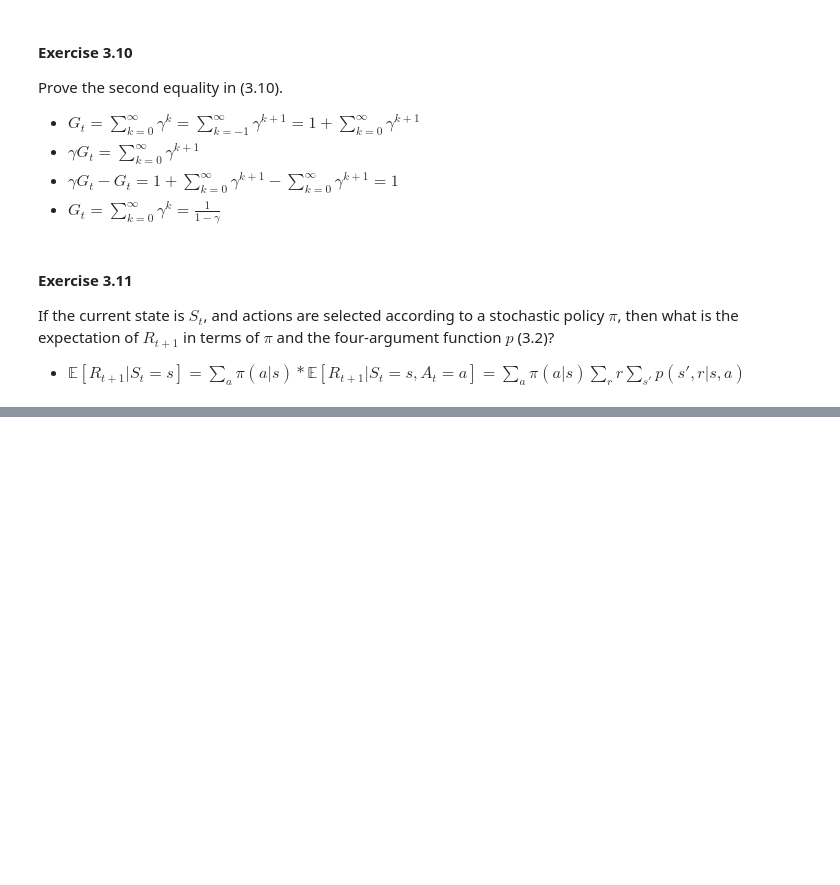
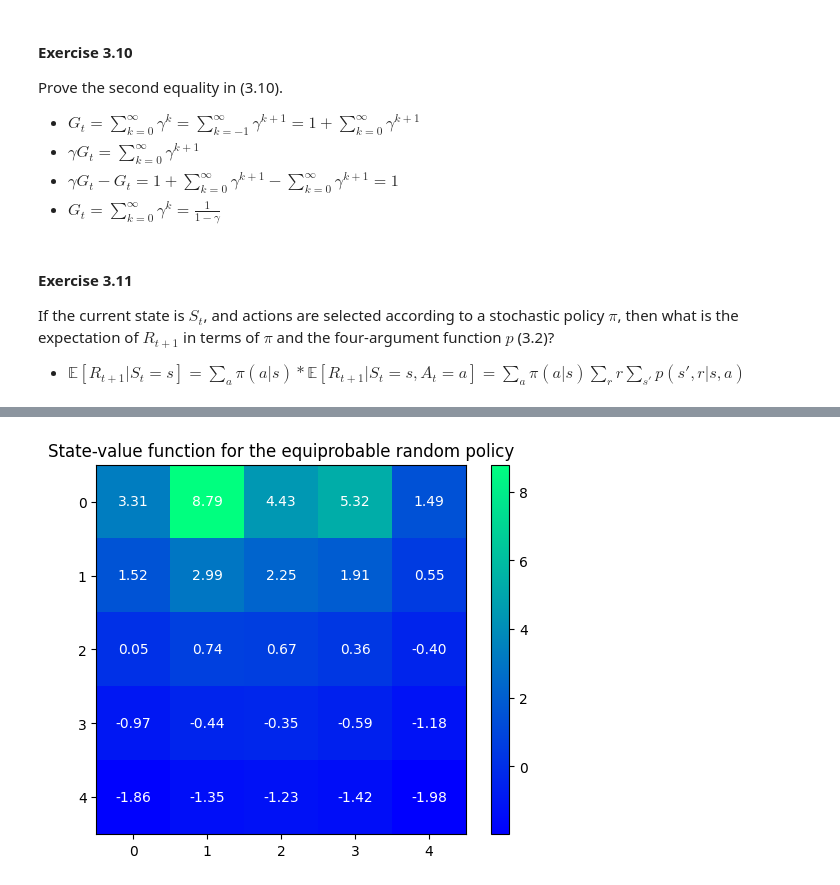
Before and after one commit to itsdaveba/rl-intro, a Jupyter notebook: chapter03/chapter03.ipynb, the cells around one changed output, grey strips where cells are left out. Drawn from its saved outputs; the diff is of its cells as text; code cells hidden in the pictures; blank space fills up the shorter version.

Commit message:
gridworld

```diff
--- a/chapter03/chapter03.ipynb
+++ b/chapter03/chapter03.ipynb
@@ -104,0 +109,18 @@ Give an equation for $q_\pi$ in terms of $v_\pi$ and the four-argument $p$.
+# %%
+from itertools import product
+
+import numpy as np
+import gymnasium as gym
+import matplotlib.pyplot as plt
+import gridworld
+
+exceptional_reward_dynamics = {
+    "A": {"from": (0, 1), "to": (4, 1), "reward": 10},
+    "B": {"from": (0, 3), "to": (2, 3), "reward": 5}
+}
+env = gym.make("GridWorld-v0", shape=(5, 5), reward_dynamics=exceptional_reward_dynamics)
+policy = 0.25 * np.ones(tuple(env.observation_space.nvec) + (env.action_space.n,), dtype=np.float32)
+action_str = ["right", "up", "left", "down"]
+state, _ = env.reset()
+print("Initial state:", state)
+env.render()
@@ -104,0 +134,8 @@ Give an equation for $q_\pi$ in terms of $v_\pi$ and the four-argument $p$.
+# %%
+action = np.random.choice(policy[tuple(state)].size, p=policy[tuple(state)].flatten())
+state, reward, _, _, info = env.step(action)
+print("Action:", action_str[action])
+print("Reward:", reward)
+print("Prob:", info["prob"])
+print("State:", state)
+env.render()
@@ -104,0 +152,17 @@ Give an equation for $q_\pi$ in terms of $v_\pi$ and the four-argument $p$.
+# %%
+gamma = 0.9
+num_states = env.observation_space.nvec.prod()
+transition_prob = env.unwrapped.prob.transpose(0, 1, 3, 4, 2, 5)
+C = transition_prob.sum(axis=5) @ np.expand_dims(policy, (2, 4))
+A = np.eye(num_states) - gamma * C.reshape(num_states, num_states)
+b = (np.expand_dims(policy, (2)) @ transition_prob.sum(axis=(2, 3)) @ env.unwrapped.rewards).reshape(num_states)
+v = np.linalg.solve(A, b).reshape(env.observation_space.nvec)
+
+plt.imshow(v.reshape(env.observation_space.nvec), cmap="winter")
+for state in product(*[range(i) for i in env.unwrapped.shape]):
+    plt.text(*state[::-1], f"{v[state]:.2f}", ha="center", va="center", color="white")
+plt.title("State-value function for the equiprobable random policy")
+plt.colorbar()
+plt.show()
+# %% [output]
+[figure, added]
```
Also changed, not shown: parts of 4 cells of this notebook, 1 other file.
